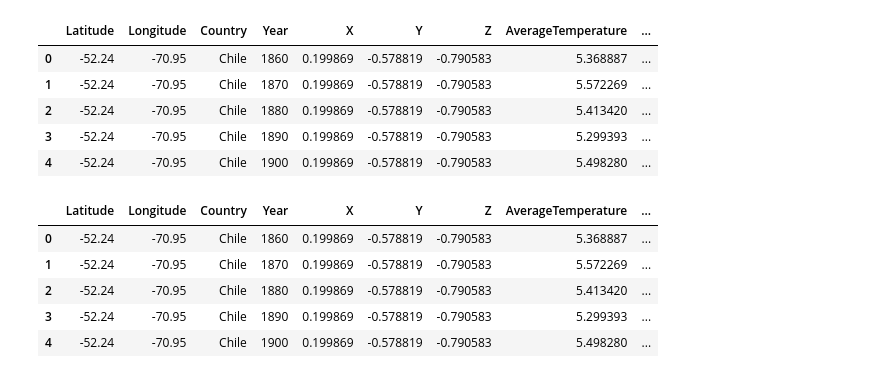
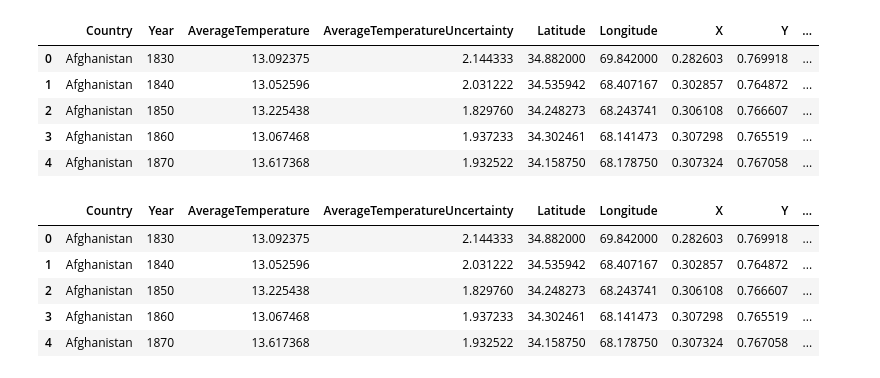
Before and after one commit to AoifeHughes/MapMate, a Jupyter notebook: notebooks/long_term_globe_per_country.ipynb, the cells around one changed output. Cells and saved outputs as stored; diff of their text form; code cells hidden in the pictures.

```diff
--- a/notebooks/long_term_globe_per_country.ipynb
+++ b/notebooks/long_term_globe_per_country.ipynb
@@ -9,15 +9,15 @@ df = df[df['AverageTemperature'].notna()]
 df['Year'] = np.around([int(dt.split('-')[0]) for dt in df['dt']], -1)
 tdf = process_df(df, ['Country'], 'Latitude', 'Longitude')
 # %%
-tdf = df.groupby(['Latitude', 'Longitude', 'Country', 'Year', 'X','Y','Z']).mean().reset_index()
+tdf = df.groupby(['Country', 'Year']).mean().reset_index()
 tdf.head()
 # %% [output]
-|  | Latitude | Longitude | Country | Year | X | Y | Z | AverageTemperature | ... |
-| 0 | -52.24 | -70.95 | Chile | 1860 | 0.199869 | -0.578819 | -0.790583 | 5.368887 | ... |
-| 1 | -52.24 | -70.95 | Chile | 1870 | 0.199869 | -0.578819 | -0.790583 | 5.572269 | ... |
-| 2 | -52.24 | -70.95 | Chile | 1880 | 0.199869 | -0.578819 | -0.790583 | 5.413420 | ... |
-| 3 | -52.24 | -70.95 | Chile | 1890 | 0.199869 | -0.578819 | -0.790583 | 5.299393 | ... |
-| 4 | -52.24 | -70.95 | Chile | 1900 | 0.199869 | -0.578819 | -0.790583 | 5.498280 | ... |
+|  | Country | Year | AverageTemperature | AverageTemperatureUncertainty | Latitude | Longitude | X | Y | ... |
+| 0 | Afghanistan | 1830 | 13.092375 | 2.144333 | 34.882000 | 69.842000 | 0.282603 | 0.769918 | ... |
+| 1 | Afghanistan | 1840 | 13.052596 | 2.031222 | 34.535942 | 68.407167 | 0.302857 | 0.764872 | ... |
+| 2 | Afghanistan | 1850 | 13.225438 | 1.829760 | 34.248273 | 68.243741 | 0.306108 | 0.766607 | ... |
+| 3 | Afghanistan | 1860 | 13.067468 | 1.937233 | 34.302461 | 68.141473 | 0.307298 | 0.765519 | ... |
+| 4 | Afghanistan | 1870 | 13.617368 | 1.932522 | 34.158750 | 68.178750 | 0.307324 | 0.767058 | ... |
 # %%
 import pycountry
 keys = [list(pycountry.countries)[i].alpha_3 for i in range(len(pycountry.countries))]
@@ -35,12 +35,12 @@ tdf['codes'] = tdf.apply(lambda x: match_name(x['Country']), axis=1)
 # %%
 tdf.head()
 # %% [output]
-|  | Latitude | Longitude | Country | Year | X | Y | Z | AverageTemperature | ... |
-| 0 | -52.24 | -70.95 | Chile | 1860 | 0.199869 | -0.578819 | -0.790583 | 5.368887 | ... |
-| 1 | -52.24 | -70.95 | Chile | 1870 | 0.199869 | -0.578819 | -0.790583 | 5.572269 | ... |
-| 2 | -52.24 | -70.95 | Chile | 1880 | 0.199869 | -0.578819 | -0.790583 | 5.413420 | ... |
-| 3 | -52.24 | -70.95 | Chile | 1890 | 0.199869 | -0.578819 | -0.790583 | 5.299393 | ... |
-| 4 | -52.24 | -70.95 | Chile | 1900 | 0.199869 | -0.578819 | -0.790583 | 5.498280 | ... |
+|  | Country | Year | AverageTemperature | AverageTemperatureUncertainty | Latitude | Longitude | X | Y | ... |
+| 0 | Afghanistan | 1830 | 13.092375 | 2.144333 | 34.882000 | 69.842000 | 0.282603 | 0.769918 | ... |
+| 1 | Afghanistan | 1840 | 13.052596 | 2.031222 | 34.535942 | 68.407167 | 0.302857 | 0.764872 | ... |
+| 2 | Afghanistan | 1850 | 13.225438 | 1.829760 | 34.248273 | 68.243741 | 0.306108 | 0.766607 | ... |
+| 3 | Afghanistan | 1860 | 13.067468 | 1.937233 | 34.302461 | 68.141473 | 0.307298 | 0.765519 | ... |
+| 4 | Afghanistan | 1870 | 13.617368 | 1.932522 | 34.158750 | 68.178750 | 0.307324 | 0.767058 | ... |
 # %%
 import plotly.graph_objects as go
 
```
Also changed, not shown: parts of 2 cells of this notebook, 8 other files.
